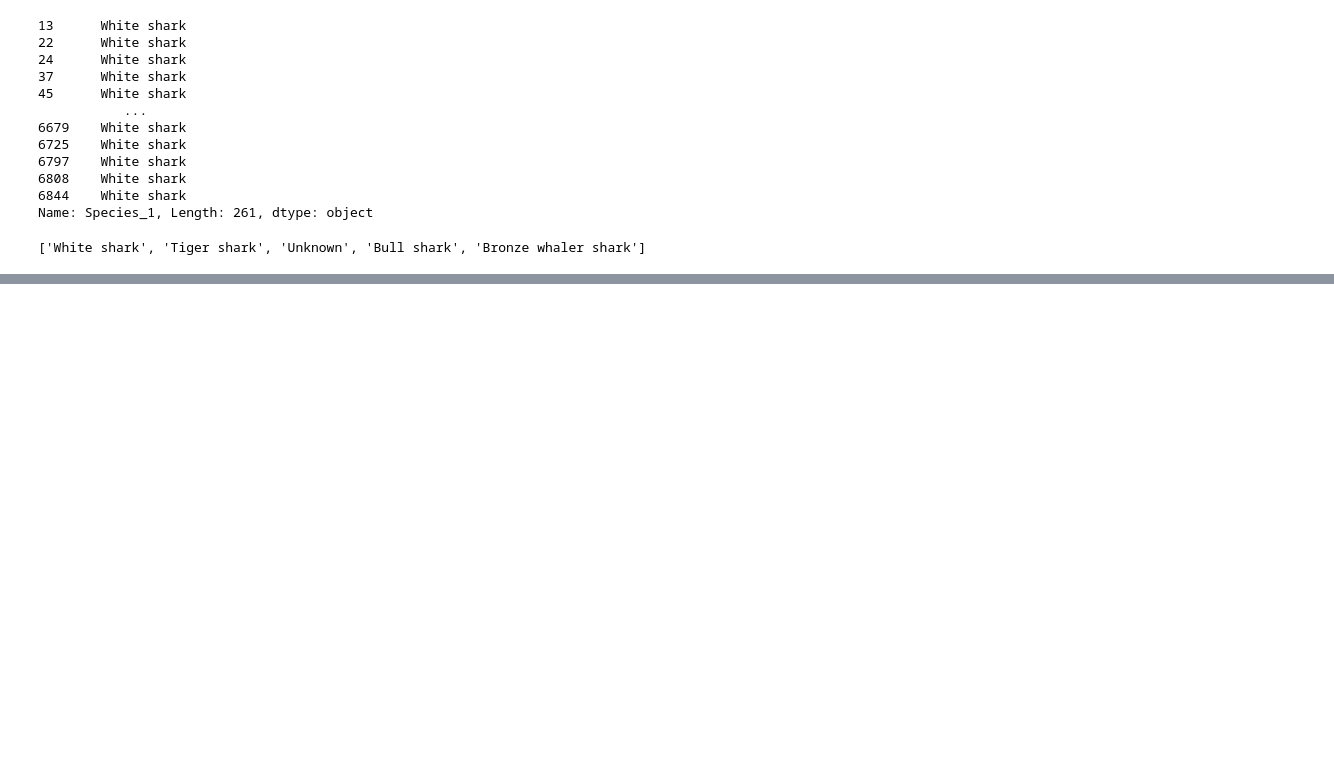
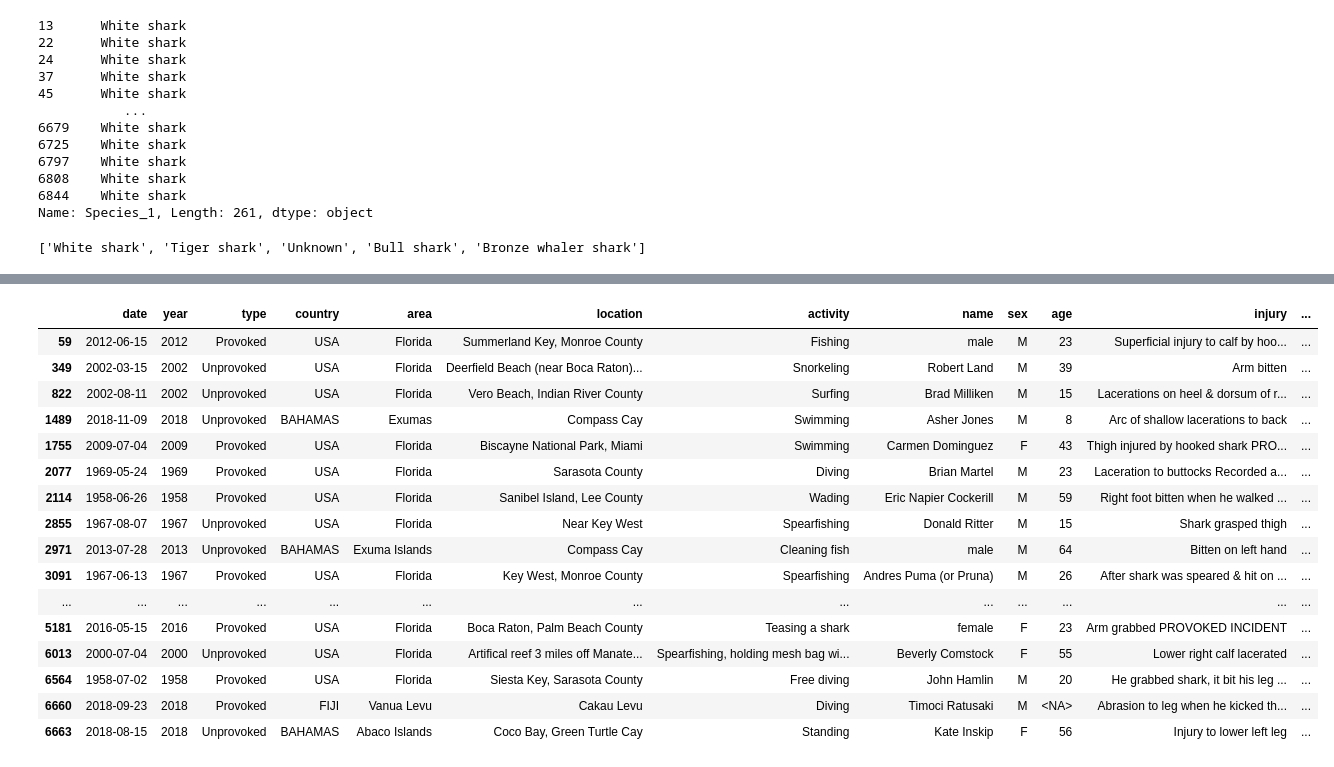
Before and after one commit to CourtneyCole123/Shark-Analysis-Team, a Jupyter notebook: Shark Data.ipynb, the cells around one changed output, grey strips where cells are left out. Drawn from its saved outputs; the diff is of its cells as text; code cells hidden in the pictures; blank space fills up the shorter version.

```diff
--- a/Shark Data.ipynb
+++ b/Shark Data.ipynb
@@ -376,0 +578,21 @@ ValueError: cannot insert species_mode, already exists
+# %%
+nurse_shark_df = clean_data_df.loc[clean_data_df['Species_1'] =='Nurse shark' ]
+nurse_shark_df
+# %% [output]
+|  | date | year | type | country | area | location | activity | name | sex | age | injury | ... |
+| 59 | 2012-06-15 | 2012 | Provoked | USA | Florida | Summerland Key, Monroe County | Fishing | male | M | 23 | Superficial injury to calf by hoo... | ... |
+| 349 | 2002-03-15 | 2002 | Unprovoked | USA | Florida | Deerfield Beach (near Boca Raton)... | Snorkeling | Robert Land | M | 39 | Arm bitten | ... |
+| 822 | 2002-08-11 | 2002 | Unprovoked | USA | Florida | Vero Beach, Indian River County | Surfing | Brad Milliken | M | 15 | Lacerations on heel & dorsum of r... | ... |
+| 1489 | 2018-11-09 | 2018 | Unprovoked | BAHAMAS | Exumas | Compass Cay | Swimming | Asher Jones | M | 8 | Arc of shallow lacerations to back | ... |
+| 1755 | 2009-07-04 | 2009 | Provoked | USA | Florida | Biscayne National Park, Miami | Swimming | Carmen Dominguez | F | 43 | Thigh injured by hooked shark PRO... | ... |
+| 2077 | 1969-05-24 | 1969 | Provoked | USA | Florida | Sarasota County | Diving | Brian Martel | M | 23 | Laceration to buttocks Recorded a... | ... |
+| 2114 | 1958-06-26 | 1958 | Provoked | USA | Florida | Sanibel Island, Lee County | Wading | Eric Napier Cockerill | M | 59 | Right foot bitten when he walked ... | ... |
+| 2855 | 1967-08-07 | 1967 | Unprovoked | USA | Florida | Near Key West | Spearfishing | Donald Ritter | M | 15 | Shark grasped thigh | ... |
+| 2971 | 2013-07-28 | 2013 | Unprovoked | BAHAMAS | Exuma Islands | Compass Cay | Cleaning fish | male | M | 64 | Bitten on left hand | ... |
+| 3091 | 1967-06-13 | 1967 | Provoked | USA | Florida | Key West, Monroe County | Spearfishing | Andres Puma (or Pruna) | M | 26 | After shark was speared & hit on ... | ... |
+| ... | ... | ... | ... | ... | ... | ... | ... | ... | ... | ... | ... | ... |
+| 5181 | 2016-05-15 | 2016 | Provoked | USA | Florida | Boca Raton, Palm Beach County | Teasing a shark | female | F | 23 | Arm grabbed PROVOKED INCIDENT | ... |
+| 6013 | 2000-07-04 | 2000 | Unprovoked | USA | Florida | Artifical reef 3 miles off Manate... | Spearfishing, holding mesh bag wi... | Beverly Comstock | F | 55 | Lower right calf lacerated | ... |
+| 6564 | 1958-07-02 | 1958 | Provoked | USA | Florida | Siesta Key, Sarasota County | Free diving | John Hamlin | M | 20 | He grabbed shark, it bit his leg ... | ... |
+| 6660 | 2018-09-23 | 2018 | Provoked | FIJI | Vanua Levu | Cakau Levu | Diving | Timoci Ratusaki | M | <NA> | Abrasion to leg when he kicked th... | ... |
+| 6663 | 2018-08-15 | 2018 | Unprovoked | BAHAMAS | Abaco Islands | Coco Bay, Green Turtle Cay | Standing | Kate Inskip | F | 56 | Injury to lower left leg | ... |
```
Also changed, not shown: parts of 29 cells of this notebook.
